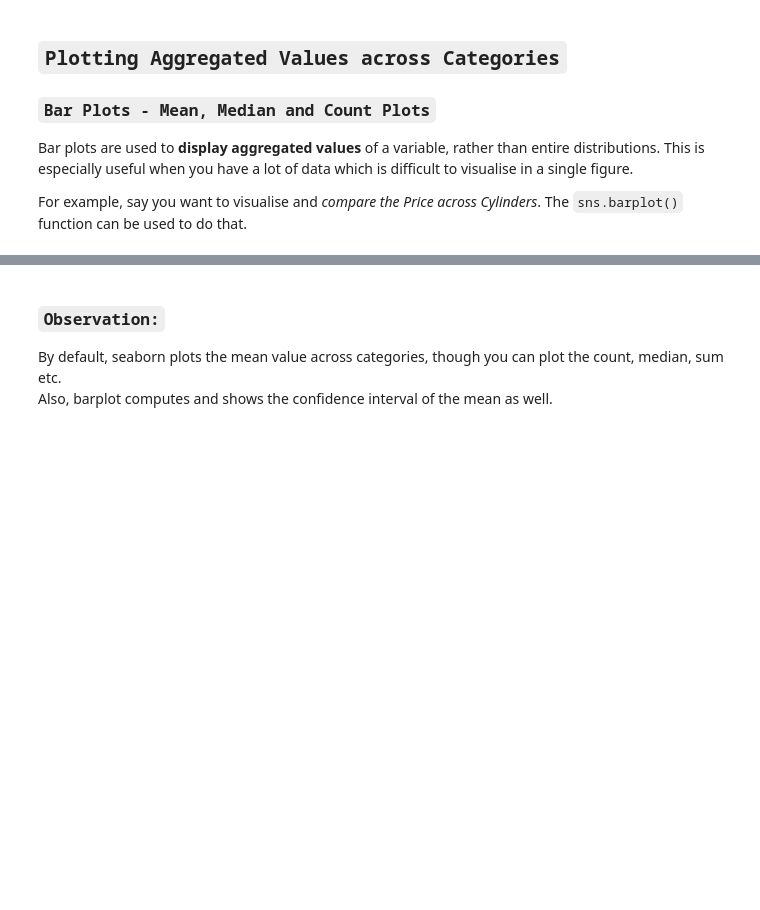
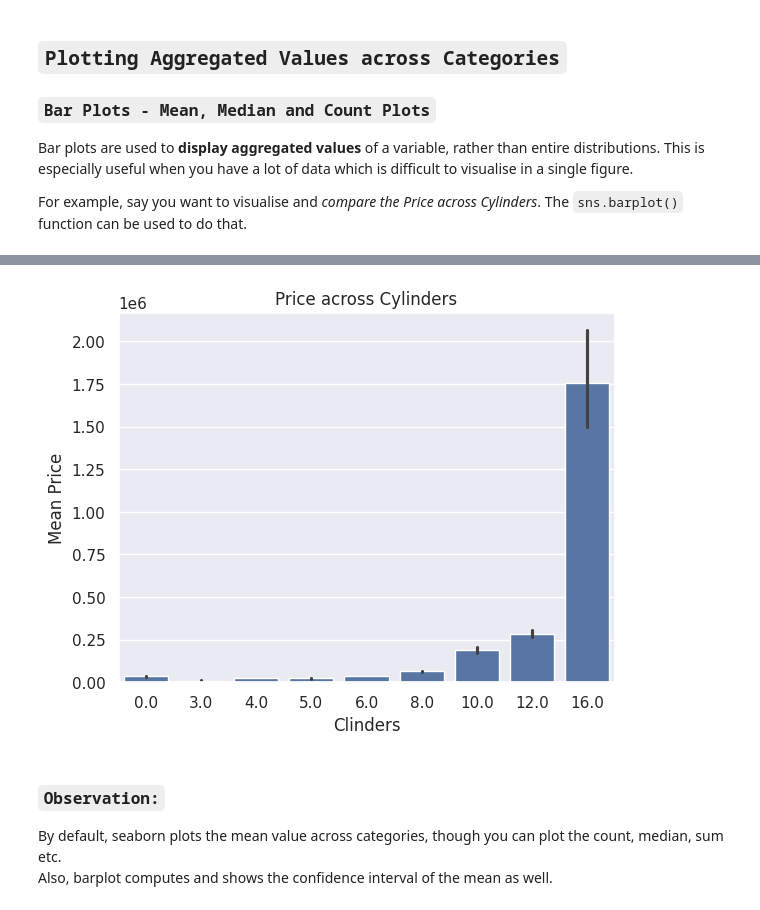
Before and after one commit to Alekhya-Popuri7/Unified-Mentor, a Jupyter notebook: EDA_Assignment_Day_14.ipynb, the cells around one changed output, grey strips where cells are left out. Cells and saved outputs as stored; diff of their text form; code cells hidden in the pictures; blank space fills up the shorter version.

```diff
--- a/EDA_Assignment_Day_14.ipynb
+++ b/EDA_Assignment_Day_14.ipynb
@@ -441,5 +456,12 @@ For example, say you want to visualise and *compare the Price across Cylinders*.
 # %%
 # bar plot with default statistic=mean between Cylinder and Price
+sns.barplot(x='Engine_cylinders',y='Price',data=df)
+plt.title("Price across Cylinders")
+plt.xlabel("Clinders")
+plt.ylabel("Mean Price")
+plt.show()
+# %% [output]
+[figure, added]
 # %% [markdown]
 ### **`Observation:`**<br>
 By default, seaborn plots the mean value across categories, though you can plot the count, median, sum etc.<br>
```
Also changed, not shown: parts of 7 cells of this notebook.
